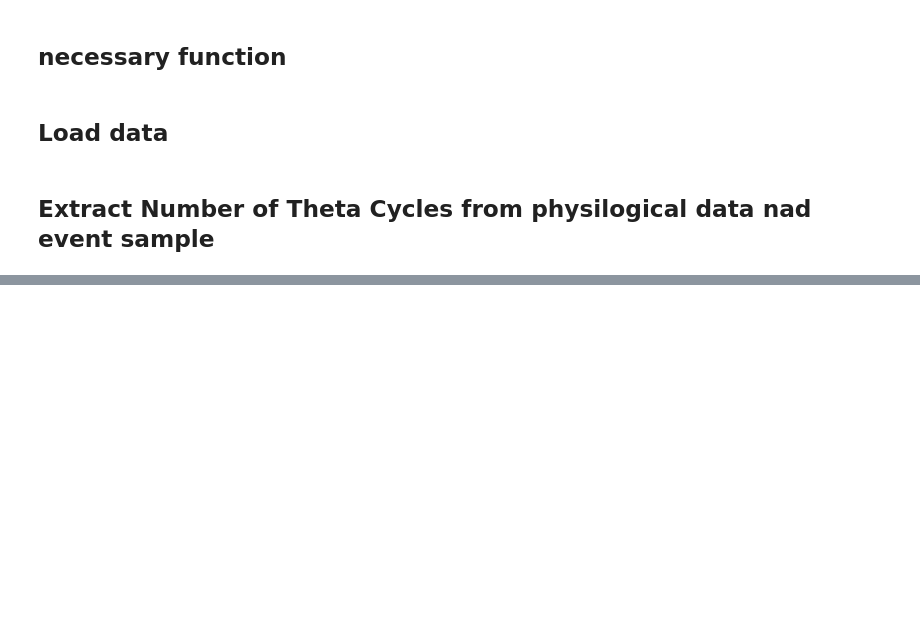
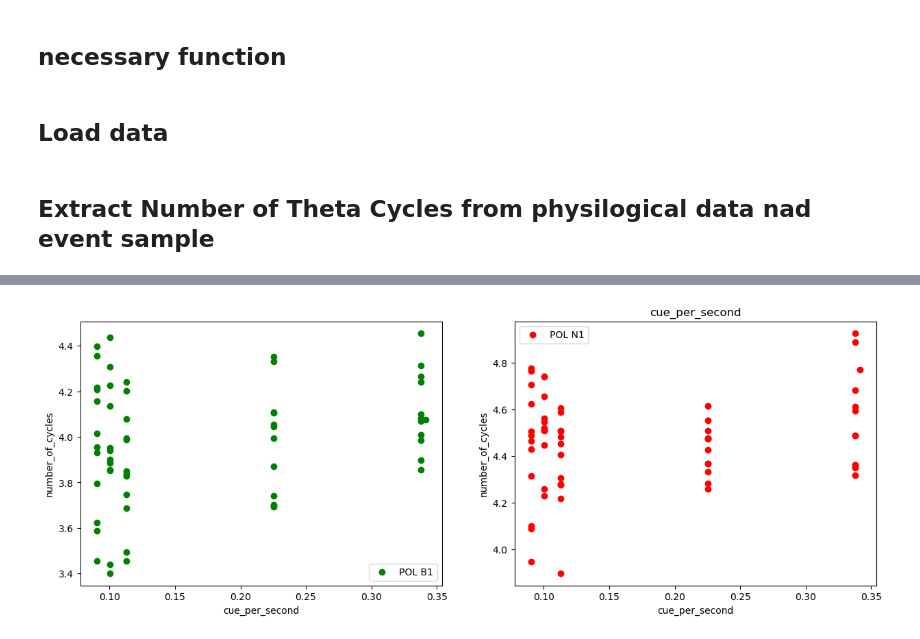
Before and after one commit to WaAaaAterfall/theta-oscillations, a Jupyter notebook: theta_cycles_calculation.ipynb, the cells around one changed output, grey strips where cells are left out. Cells and saved outputs as stored; diff of their text form; code cells hidden in the pictures; blank space fills up the shorter version.

```diff
--- a/theta_cycles_calculation.ipynb
+++ b/theta_cycles_calculation.ipynb
@@ -536,19 +700,21 @@ plt.savefig(f"C:/Users/River/23summer/dku/ieeg/theta_circle_graph_cue_per_trial/
 # %%
 plt.figure(figsize=(15,5))
 plt.subplot(1,2,1)
-plt.title('theta_circle')
 theta_cycle_record = pd.read_csv(f"theta_cycles/theta_cycle_{sub}_{file_paths[sub]['info']['name']}.csv").to_numpy()
-ordered_record = theta_cycle_record[theta_cycle_record[:, 2].argsort()]
+ordered_record = theta_cycle_record[theta_cycle_record[:, 1].argsort()]
 x_axis = ordered_record[:,2]
 y_axis = ordered_record[:,3]
 y_axis2 = ordered_record[:,4]
-p1 = plt.plot(x_axis, y_axis, marker='o', label=hpc_chan2[sub][0], color = 'green')
-plt.xlabel('cur_per_sec')
+p1 = plt.scatter(x_axis, y_axis, marker='o', label=hpc_chan2[sub][0], color = 'green')
+plt.xlabel('cue_per_second')
 plt.ylabel('number_of_cycles')
 plt.legend()
 plt.subplot(1,2,2)
-p2 = plt.plot(x_axis, y_axis2, marker='o', label=hpc_chan2[sub][1], color = 'red')
-plt.xlabel('cur_per_sec')
+p2 = plt.scatter(x_axis, y_axis2, marker='o', label=hpc_chan2[sub][1], color = 'red')
+plt.title('cue_per_second')
+plt.xlabel('cue_per_second')
 plt.ylabel('number_of_cycles')
 plt.legend()
 plt.savefig(f"C:/Users/River/23summer/dku/ieeg/theta_cycle_graph_cue_per_trial/theta_cycle_{sub}_{file_paths[sub]['info']['name']}.png")
+# %% [output]
+[figure, added]
```
Also changed, not shown: parts of 8 cells of this notebook.
